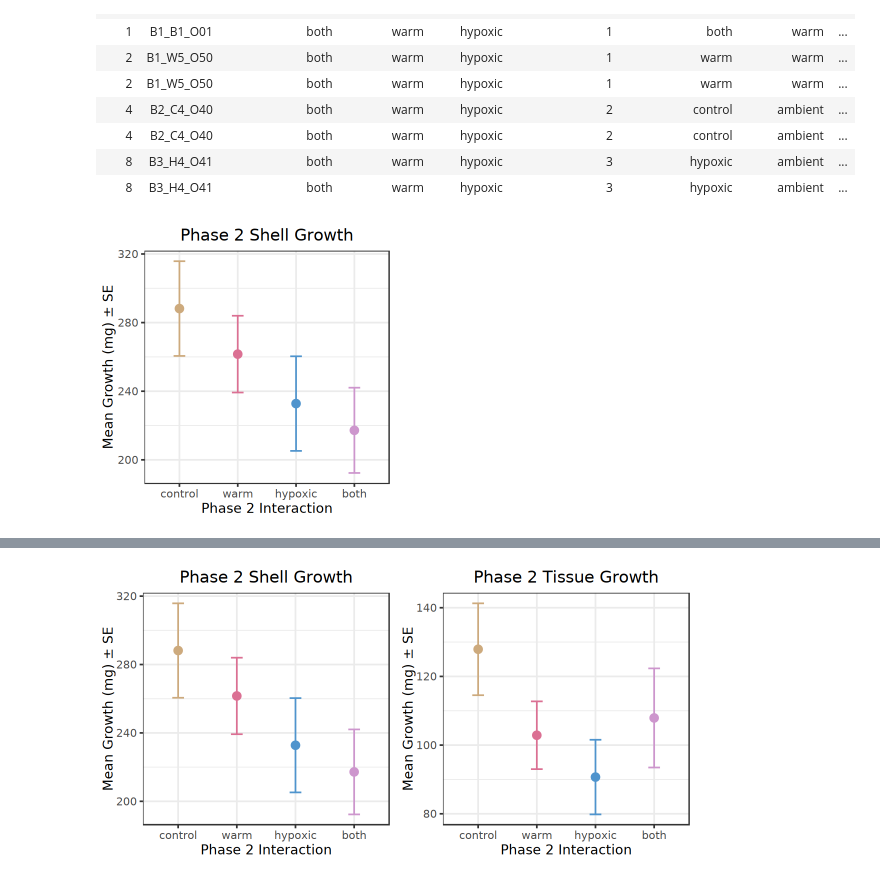
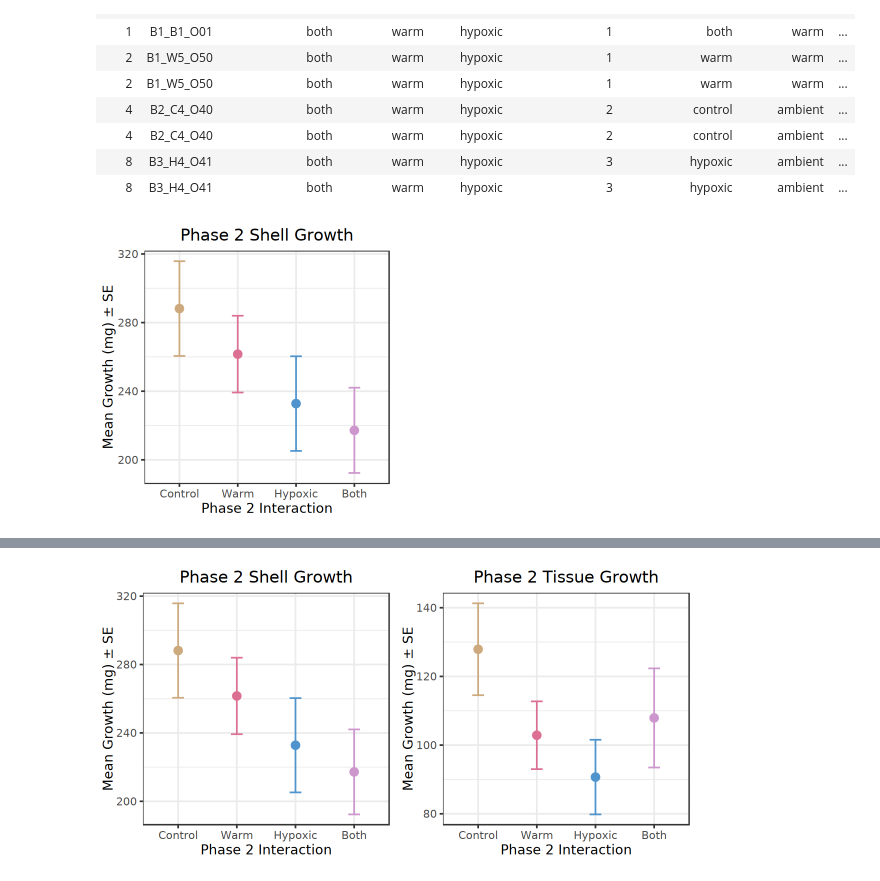
Before and after one commit to jgmcdonough/CE24_RNA-seq, a Jupyter notebook: analysis/diff_expression/phase2_v_phase2/growth_treatments.ipynb, the cells around one changed output, grey strips where cells are left out. Saved outputs shown, nothing was run; the diff lists cells and outputs as text; code cells hidden in the pictures.

Commit message:
add growth plot for poster

```diff
--- a/analysis/diff_expression/phase2_v_phase2/growth_treatments.ipynb
+++ b/analysis/diff_expression/phase2_v_phase2/growth_treatments.ipynb
@@ -475,24 +475,25 @@ A grouped_df: 8 × 18
 # %%
 options(repr.plot.width = 5, repr.plot.height = 5)
 
 shell <- ggplot(p2_shell, aes(x = x, y = mean_growth, color = x)) +
 # Plot means as points
 geom_point(size = 4, position = position_dodge(0.9)) +
  # Error bars for SD
 geom_errorbar(aes(ymin = mean_growth - se_growth, ymax = mean_growth + se_growth),
               width = 0.2, position = position_dodge(0.9)) +
 #scale_y_continuous(position = "right") +   # move y-axis to right
 scale_color_manual(values = c("hypoxic" = "steelblue3", "warm" = "palevioletred", "control" = "burlywood3", "both" = "plum3")) +
+scale_x_discrete(labels = stringr::str_to_title) +
 guides(fill = 'none') +
 labs(x = 'Phase 2 Interaction',
     y = 'Mean Growth (mg) ± SE',
     title = 'Phase 2 Shell Growth') +
 theme_bw(base_size = 16) +
 theme(legend.position = "none",
       plot.title = element_text(hjust = 0.5)
 )
 
 shell
 # %% [output]
-[figure, old version]
+[figure, new version]
 # %%
```
Also changed, not shown: parts of 1 cell of this notebook.
